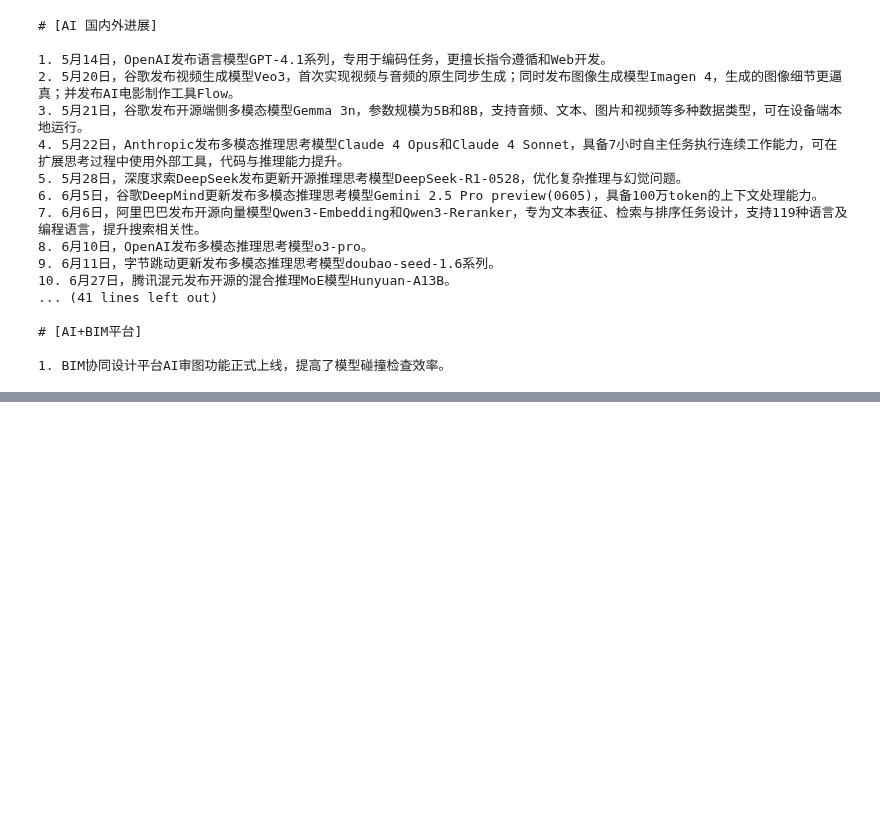
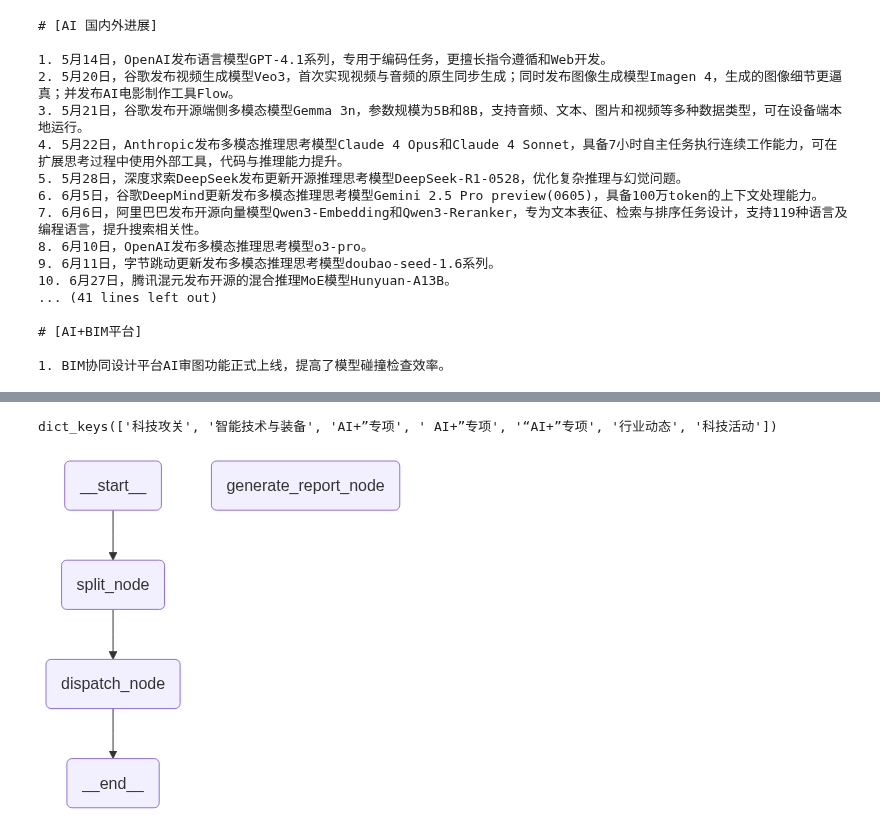
Before and after one commit to LeeSKII/LLM-Explore, a Jupyter notebook: src/agent/weekly_report/tech_reporter_inner.ipynb, the cells around one changed output, grey strips where cells are left out. Drawn from its saved outputs; the diff is of its cells as text; code cells hidden in the pictures; blank space fills up the shorter version.

```diff
--- a/src/agent/weekly_report/tech_reporter_inner.ipynb
+++ b/src/agent/weekly_report/tech_reporter_inner.ipynb
@@ -252,7 +252,7 @@ str(list_data)
 # %% [output]
 '[{\'no\': 1, \'first_paragraph\': \'AI 国内外进展\', \'content\': \'<p>\\n\\t<br />\\n</p>\\n<p>\\n\\t5月14日，OpenAI 发布 语言模型 GPT-4.1系列，专用于编码任务，更擅长指令遵循和Web开发。\\n</p>\\n<p>\\n\\t<br />\\n</p>\\n<p>\\n\\t5月20日 ...
 # %%
-system_message="""**角色 (Role):**
+system_message="""no_think,**角色 (Role):**
 你是一位严谨细致的科技报告编辑。你的核心任务是将结构化的JSON数据转换为一份流畅、专业且完全忠实于原文的报告。
 
 **任务 (Task):**
@@ -374,0 +405,3 @@ print("\n\n## 审查后的文档\n\n烟气净化系统采用全烟气净化，
+# %%
+result = get_report("21be02ed1bc94aa9a6bd1b36fb784295")
+print(result)
@@ -374,0 +414,10 @@ print("\n\n## 审查后的文档\n\n烟气净化系统采用全烟气净化，
+# %%
+data = result['data']
+# %%
+result_dic = {}
+for item in data:
+    if item['firdl1'] not in result_dic:
+        result_dic[item['firdl1']] = []
+        result_dic[item['firdl1']].append(item)
+    else:
+        result_dic[item['firdl1']].append(item)
@@ -374,0 +444,4 @@ print("\n\n## 审查后的文档\n\n烟气净化系统采用全烟气净化，
+# %%
+result_dic.keys()
+# %% [output]
+dict_keys(['科技攻关', '智能技术与装备', 'AI+”专项', ' AI+”专项', '“AI+”专项', '行业动态', '科技活动'])
@@ -374,0 +500,59 @@ print("\n\n## 审查后的文档\n\n烟气净化系统采用全烟气净化，
+# %%
+from langgraph.graph import StateGraph,START,END
+from typing import Annotated
+import operator
+from typing_extensions import TypedDict
+from langgraph.types import Send
+from langchain_openai import ChatOpenAI
+
+class TechReportState(TypedDict):
+    source:dict
+    intermediate_source:list
+    partial_source:list
+    subject:str
+    intermediate_report:Annotated[list, operator.add]
+    report:str
+
+llm = ChatOpenAI(model=settings['id'],api_key=settings['api_key'],base_url=settings['base_url'],temperature=0.01)
+
+graph_builder = StateGraph(TechReportState)
+
+def split_node(data:TechReportState):
+    result_dic = {}
+    for item in data['source']:
+        if item['firdl1'] not in result_dic:
+            result_dic[item['firdl1']] = []
+            result_dic[item['firdl1']].append(item)
+        else:
+            result_dic[item['firdl1']].append(item)
+    return {'intermediate_source':result_dic}
+
+def dispatch_node(data:TechReportState):
+    return {'subject': list(data['intermediate_source'].keys())}
+
+def generate_report_node(data):
+    print(data['subject'])
+    print(data['partial_source'])
+
+    llm_response = llm.invoke([{'role':"system","content":system_message},{'role':'user',"content":f"当前主题是{data['subject']},提供的内容：{data['partial_source']}"}])
+
+    partial_report = [{'subject':data['subject'],'report':llm_response.content}]
+
+    return {'intermediate_report':partial_report}
+
+graph_builder.add_node(split_node, "split_node")
+graph_builder.add_node(dispatch_node, "dispatch_node")
+graph_builder.add_node(generate_report_node, "generate_report_node")
+
+graph_builder.add_edge(START,"split_node")
+graph_builder.add_edge("split_node","dispatch_node")
+def route_to_generate(state: TechReportState):
+    keys = state['subject']
+    return [Send("generate_report_node", {"subject": key, "partial_source": state['intermediate_source'][key]}) for key in keys]
+graph_builder.add_conditional_edges("dispatch_node", route_to_generate)
+graph_builder.add_edge("generate_report_node", END)
+
+graph = graph_builder.compile()
+graph
+# %% [output]
+[figure, added]
```
Also changed, not shown: parts of 10 cells of this notebook, 1 other file.
